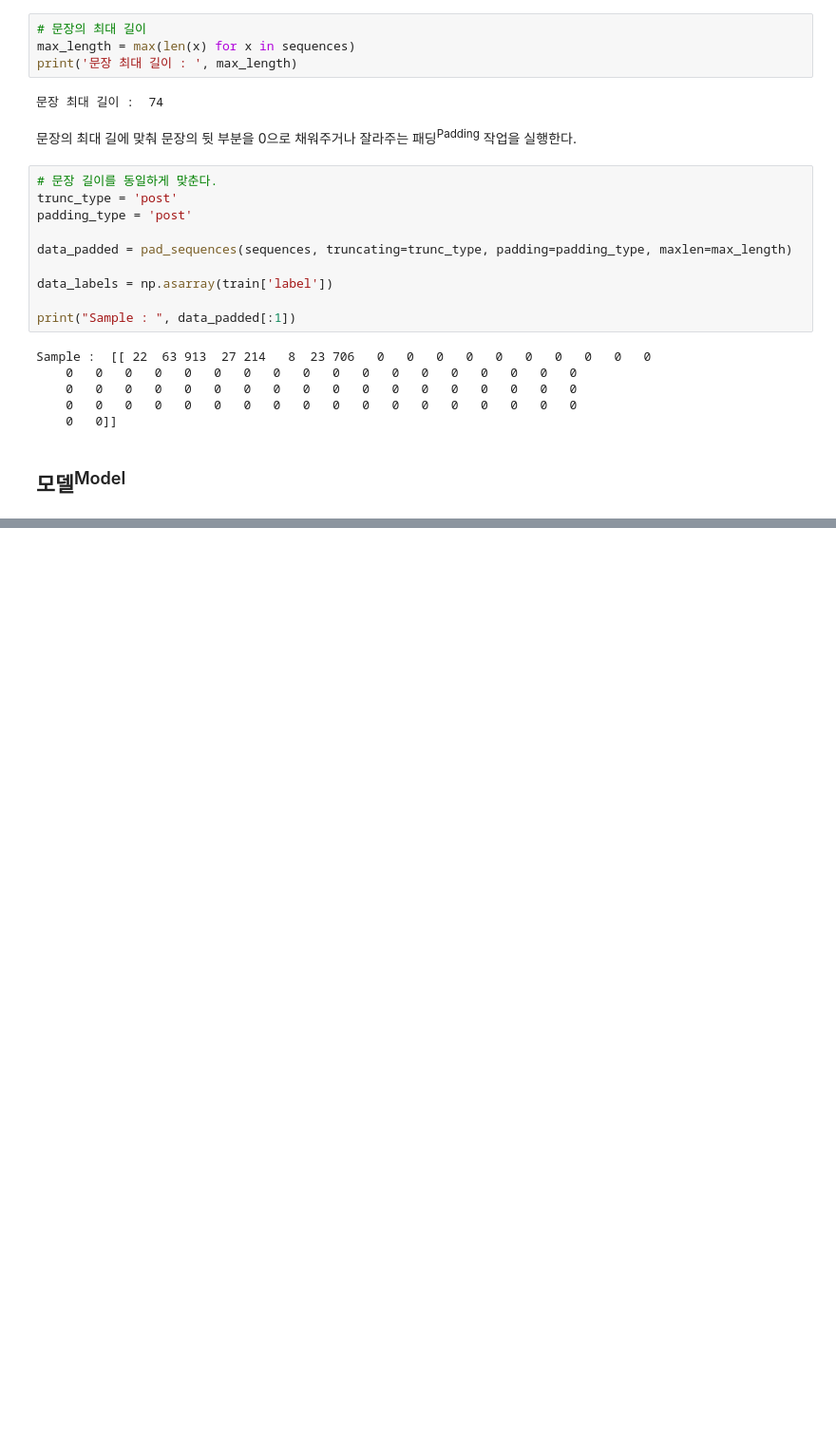
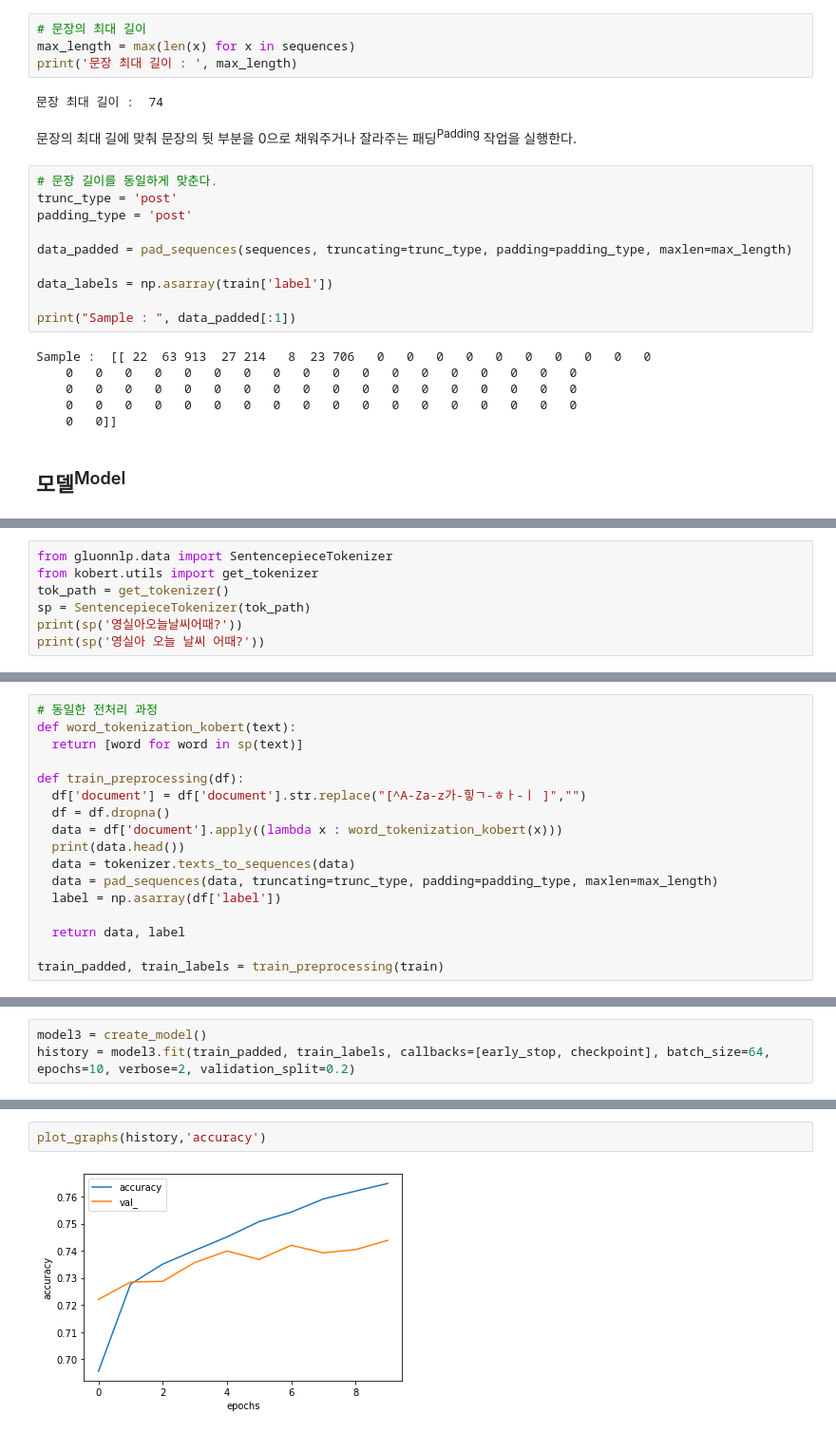
Before and after one commit to jaesseong/Dev_note, a Jupyter notebook: Machine_Learning/RNN/NLP.ipynb, the cells around one changed output, grey strips where cells are left out. Shown at 95% size. Drawn from its saved outputs; the diff is of its cells as text; blank space fills up the shorter version.

```diff
--- a/Machine_Learning/RNN/NLP.ipynb
+++ b/Machine_Learning/RNN/NLP.ipynb
@@ -473,0 +615,7 @@ _________________________________________________________________
+# %%
+from gluonnlp.data import SentencepieceTokenizer
+from kobert.utils import get_tokenizer
+tok_path = get_tokenizer()
+sp = SentencepieceTokenizer(tok_path)
+print(sp('영실아오늘날씨어때?'))
+print(sp('영실아 오늘 날씨 어때?'))
@@ -473,0 +626,17 @@ _________________________________________________________________
+# %%
+# 동일한 전처리 과정
+def word_tokenization_kobert(text):
+  return [word for word in sp(text)]
+
+def train_preprocessing(df):
+  df['document'] = df['document'].str.replace("[^A-Za-z가-힣ㄱ-ㅎㅏ-ㅣ ]","")
+  df = df.dropna()
+  data = df['document'].apply((lambda x : word_tokenization_kobert(x)))
+  print(data.head())
+  data = tokenizer.texts_to_sequences(data)
+  data = pad_sequences(data, truncating=trunc_type, padding=padding_type, maxlen=max_length)
+  label = np.asarray(df['label'])
+
+  return data, label
+
+train_padded, train_labels = train_preprocessing(train)
@@ -473,0 +650,3 @@ _________________________________________________________________
+# %%
+model3 = create_model()
+history = model3.fit(train_padded, train_labels, callbacks=[early_stop, checkpoint], batch_size=64, epochs=10, verbose=2, validation_split=0.2)
@@ -473,0 +674,4 @@ _________________________________________________________________
+# %%
+plot_graphs(history,'accuracy')
+# %% [output]
+[figure, added]
```
Also changed, not shown: parts of 35 cells of this notebook, 1 other file.
